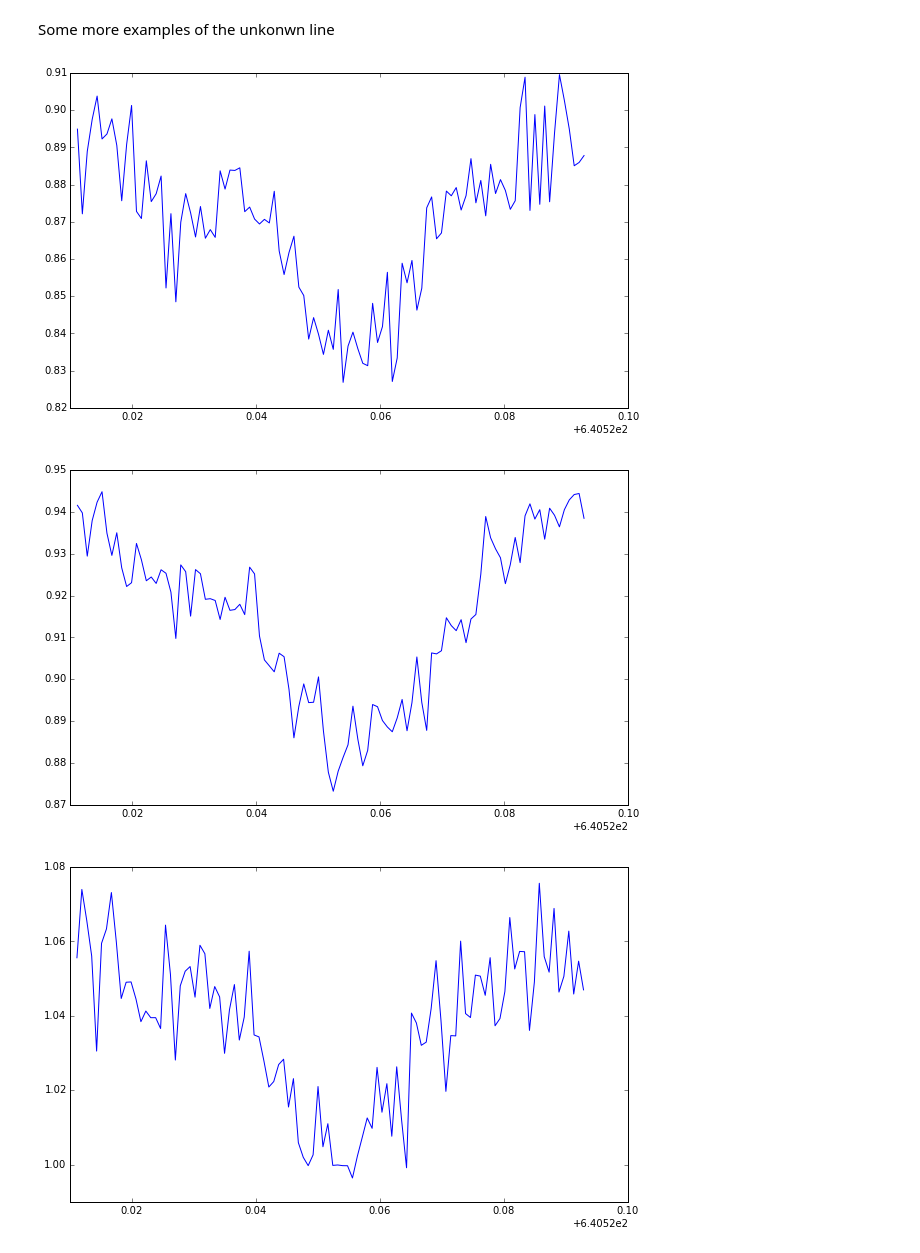
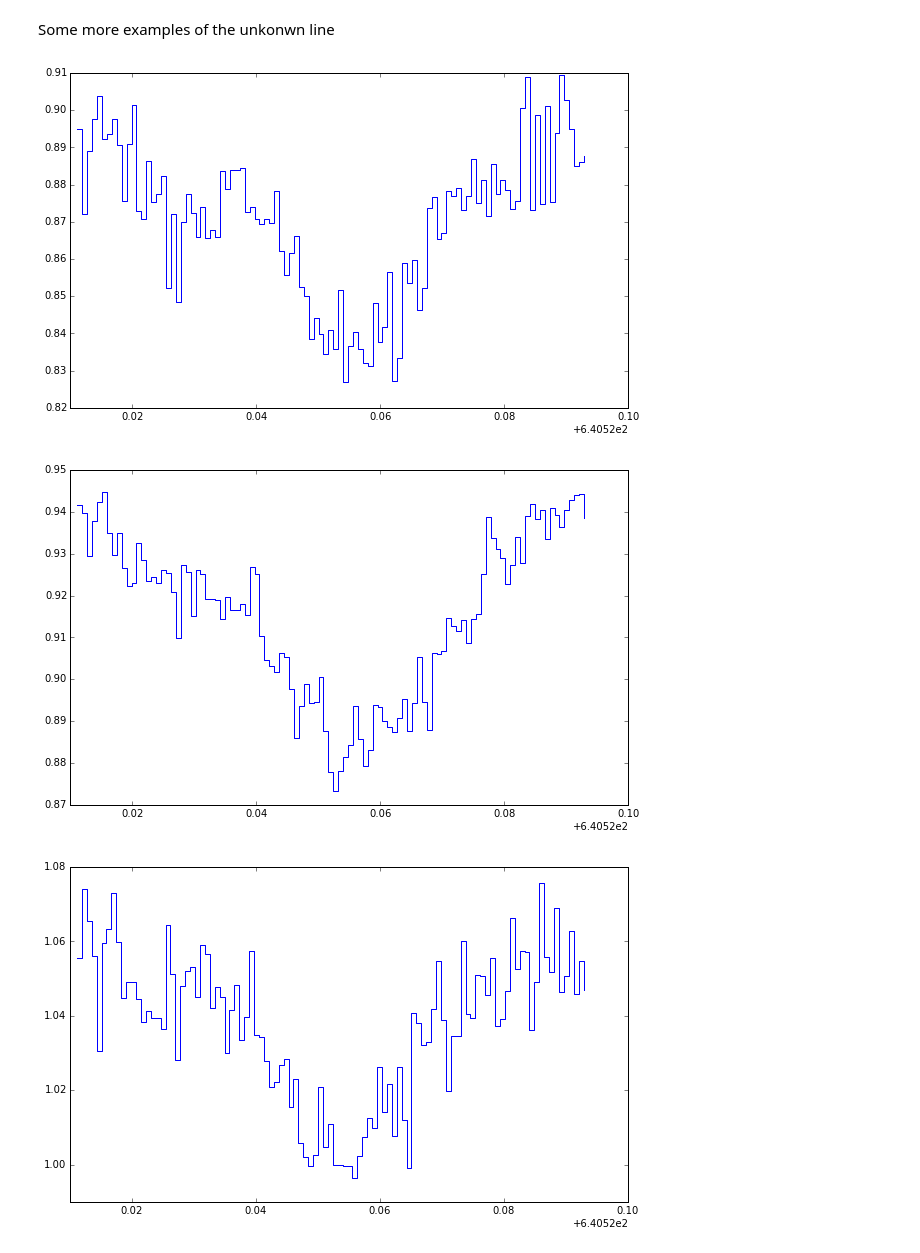
Before and after one commit to Tobychev/Danspectra, a Jupyter notebook: Testing_line_center_fitting.ipynb, the cells around one changed output. Drawn from its saved outputs; the diff is of its cells as text; code cells hidden in the pictures.

Commit message:
Changed to step plots

```diff
--- a/Testing_line_center_fitting.ipynb
+++ b/Testing_line_center_fitting.ipynb
@@ -78,7 +78,7 @@ bottom = FeI.idx[slice(guess-4,guess+5)]
 a,b,c  = np.polyfit(lmd[bottom],s313[bottom],2)
 fit    = np.polyval((a,b,c),lmd[FeI.idx])
 
-pl.plot(lmd[FeI.idx],s313[FeI.idx],'b')
+pl.step(lmd[FeI.idx],s313[FeI.idx],'b')
 pl.plot(lmd[bottom],s313[bottom],'*k')
 pl.plot(lmd[FeI.idx[23:38]],fit[23:38],'r')
 
@@ -94,7 +94,7 @@ bottom = select_bottom(FeI,s313)
 a,b,c  = np.polyfit(lmd[bottom],s313[bottom],2)
 fit    = np.polyval((a,b,c),lmd[FeI.idx])
 
-pl.plot(lmd[FeI.idx],s313[FeI.idx],'b')
+pl.step(lmd[FeI.idx],s313[FeI.idx],'b')
 pl.plot(lmd[bottom],s313[bottom],'*k')
 pl.plot(lmd[FeI.idx[31:43]],fit[31:43],'r')
 
@@ -117,6 +117,7 @@ Investigating one of the outliers of the unknown line that remains after using t
 pl.rcParams["figure.figsize"] = (10,6) # Bigger figures
 frm  = s6405_t5p.frames[0]
 spe  = frm.spec(10) # Outlier
+#spe  = s6405_t5p.ref
 ref  = frm.group.ref
 lmd  = frm.group.lmbd
 ln   = myst
@@ -124,7 +125,7 @@ guess = frm.group.ref[ln.idx].argmin()
 bottom  = select_bottom(ln,spe,3)
 
 
-pl.plot(lmd[ln.idx],spe[ln.idx],'b')
+pl.step(lmd[ln.idx],spe[ln.idx],'b')
 pl.plot(lmd[bottom],spe[bottom],'.k')
 pl.plot(lmd[ln.idx[guess]],spe[ln.idx[guess]],'xr')
 pl.show()
@@ -138,7 +139,7 @@ lin_bot = np.polyval((a,b,c),lam_min)
 fit = np.polyval((a,b,c),lmd[ln.idx])
 
 
-pl.plot(lmd[ln.idx],spe[ln.idx],'b')
+pl.step(lmd[ln.idx],spe[ln.idx],'b')
 pl.plot(lmd[bottom],spe[bottom],'.k')
 pl.plot(lmd[ln.idx[40:63]],fit[40:63],'r')
 pl.plot(lmd[ln.idx[guess]],spe[ln.idx[guess]],'xg')
@@ -150,25 +151,25 @@ Some more examples of the unkonwn line
 # %%
 spe  = frm.spec(431) # Outlier
 guess = frm.group.ref[ln.idx].argmin()
 bottom  = select_bottom(ln,spe,3)
-pl.plot(lmd[ln.idx],spe[ln.idx],'b')
+pl.step(lmd[ln.idx],spe[ln.idx],'b')
 pl.show()
 
 spe  = frm.spec(701) # Outlier
 guess = frm.group.ref[ln.idx].argmin()
 bottom  = select_bottom(ln,spe,3)
-pl.plot(lmd[ln.idx],spe[ln.idx],'b')
+pl.step(lmd[ln.idx],spe[ln.idx],'b')
 pl.show()
 
 spe  = frm.spec(211) # Outlier
 guess = frm.group.ref[ln.idx].argmin()
 bottom  = select_bottom(ln,spe,3)
-pl.plot(lmd[ln.idx],spe[ln.idx],'b')
+pl.step(lmd[ln.idx],spe[ln.idx],'b')
 pl.show()
 # %% [output]
-[figure, old version]
+[figure, new version]
-[figure, old version]
+[figure, new version]
-[figure, old version]
+[figure, new version]
 # %%
 def select_bottom(line,spectra,width=3):
     cent = spectra[line.idx].argmin()
```
Also changed, not shown: parts of 4 cells of this notebook.
